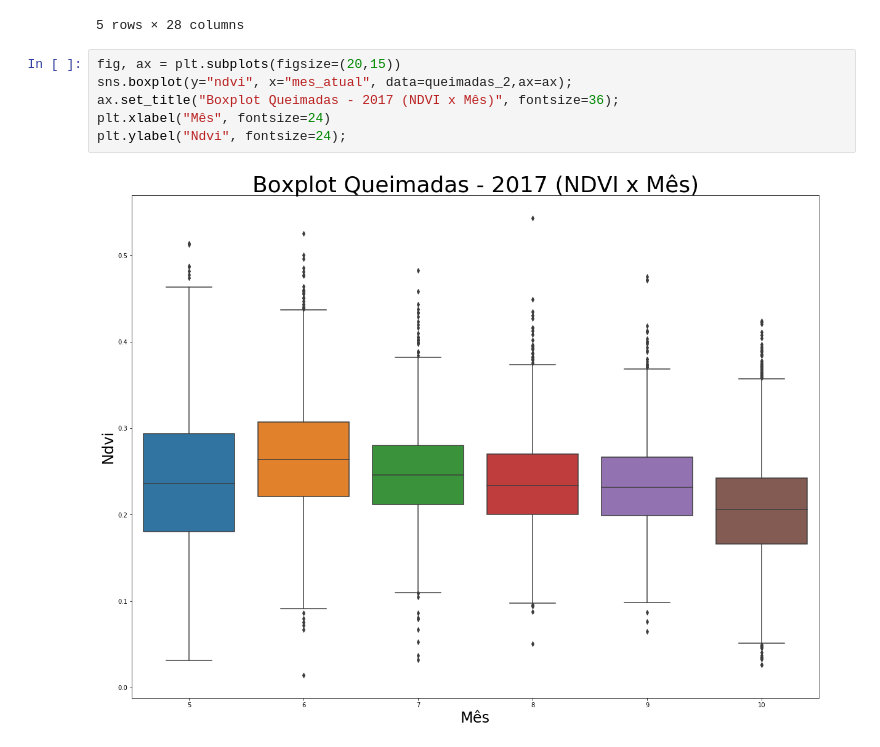
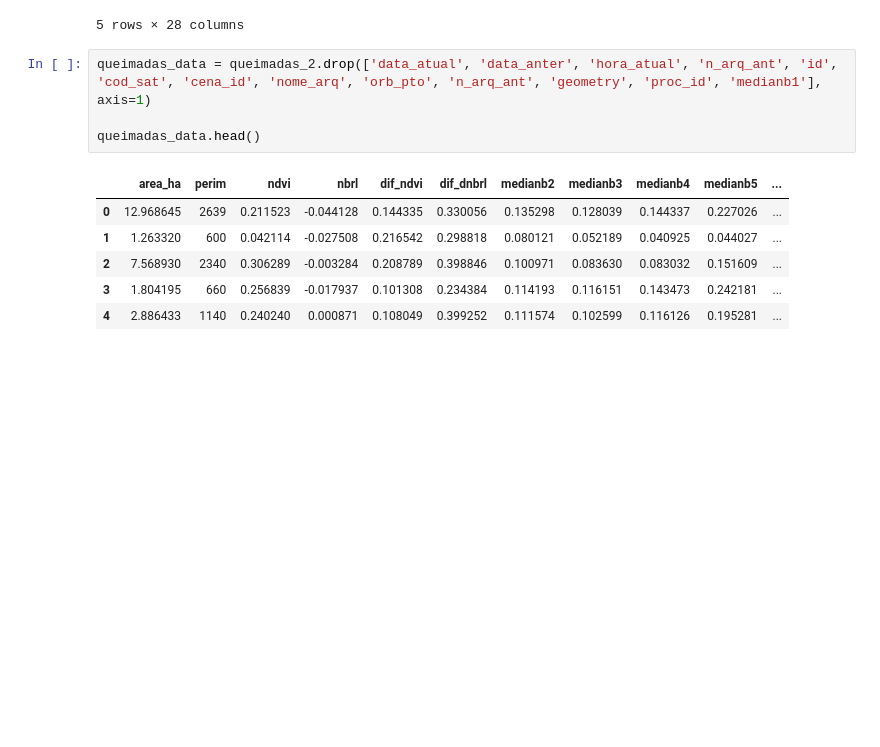
Before and after one commit to GSansigolo/data-science, a Jupyter notebook: src/MLP/data_science.ipynb, the cells around one changed output. Cells and saved outputs as stored; diff of their text form; blank space fills up the shorter version.

```diff
--- a/src/MLP/data_science.ipynb
+++ b/src/MLP/data_science.ipynb
@@ -152,11 +152,14 @@ queimadas_2['mes_anterior'] = queimadas_2['data_anter'].dt.month
 | 3 | 23946452 | 8 | LC82210672017125LGN00 | LC82210672017125LGN00.tar.gz | 221_067 | 1.804195 | 660 | LC82210672017109LGN00.tar.bz | 0.256839 | -0.017937 | ... | ... |
 | 4 | 23946453 | 8 | LC82210672017125LGN00 | LC82210672017125LGN00.tar.gz | 221_067 | 2.886433 | 1140 | LC82210672017109LGN00.tar.bz | 0.240240 | 0.000871 | ... | ... |
 5 rows × 28 columns
-# %%
-fig, ax = plt.subplots(figsize=(20,15))
-sns.boxplot(y="ndvi", x="mes_atual", data=queimadas_2,ax=ax);
-ax.set_title("Boxplot Queimadas - 2017 (NDVI x Mês)", fontsize=36);
-plt.xlabel("Mês", fontsize=24)
-plt.ylabel("Ndvi", fontsize=24);
-# %% [output]
-[figure, removed]
+# %%
+queimadas_data = queimadas_2.drop(['data_atual', 'data_anter', 'hora_atual', 'n_arq_ant', 'id', 'cod_sat', 'cena_id', 'nome_arq', 'orb_pto', 'n_arq_ant', 'geometry', 'proc_id', 'medianb1'], axis=1)
+
+queimadas_data.head()
+# %% [output]
+|  | area_ha | perim | ndvi | nbrl | dif_ndvi | dif_dnbrl | medianb2 | medianb3 | medianb4 | medianb5 | ... |
+| 0 | 12.968645 | 2639 | 0.211523 | -0.044128 | 0.144335 | 0.330056 | 0.135298 | 0.128039 | 0.144337 | 0.227026 | ... |
+| 1 | 1.263320 | 600 | 0.042114 | -0.027508 | 0.216542 | 0.298818 | 0.080121 | 0.052189 | 0.040925 | 0.044027 | ... |
+| 2 | 7.568930 | 2340 | 0.306289 | -0.003284 | 0.208789 | 0.398846 | 0.100971 | 0.083630 | 0.083032 | 0.151609 | ... |
+| 3 | 1.804195 | 660 | 0.256839 | -0.017937 | 0.101308 | 0.234384 | 0.114193 | 0.116151 | 0.143473 | 0.242181 | ... |
+| 4 | 2.886433 | 1140 | 0.240240 | 0.000871 | 0.108049 | 0.399252 | 0.111574 | 0.102599 | 0.116126 | 0.195281 | ... |
```
Also changed, not shown: parts of 3 cells of this notebook.
